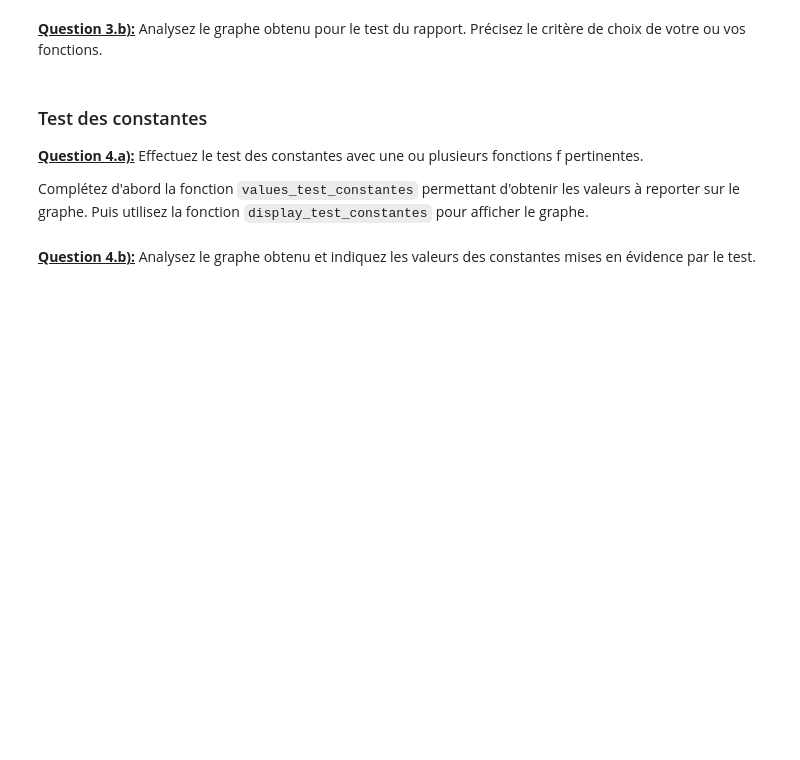
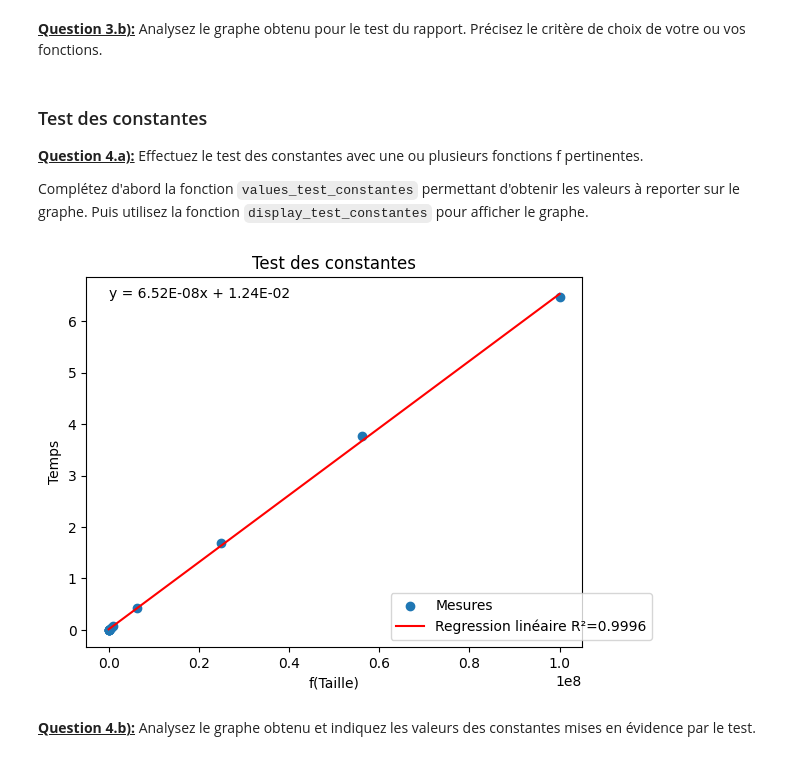
Before and after one commit to Za4khnissi/INF8775, a Jupyter notebook: TP1-H24.ipynb, the cells around one changed output. Saved outputs shown, nothing was run; the diff lists cells and outputs as text; code cells hidden in the pictures; blank space fills up the shorter version.

```diff
--- a/TP1-H24.ipynb
+++ b/TP1-H24.ipynb
@@ -373,16 +395,18 @@ Complétez d'abord la fonction `values_test_constantes` permettant d'obtenir les
 # %%
 def values_test_constantes(measures, f):
     return {
         # TODO: calculez les valeurs x:y pour le test du rapport
-        0 : 0
+        f(size) : measure
         for size, measure in measures.items()
     }
 
 # TODO: définissez f judicieusement
 def f(x):
-    return 0
+    return x ** 2
 
 display_test_constantes(values_test_constantes(measures_bruteforce, f))
+# %% [output]
+[figure, added]
 # %% [markdown]
 <u>**Question 4.b):**</u> Analysez le graphe obtenu et indiquez les valeurs des constantes mises en évidence par le test.
 # %% [markdown]
```
Also changed, not shown: parts of 14 cells of this notebook.
